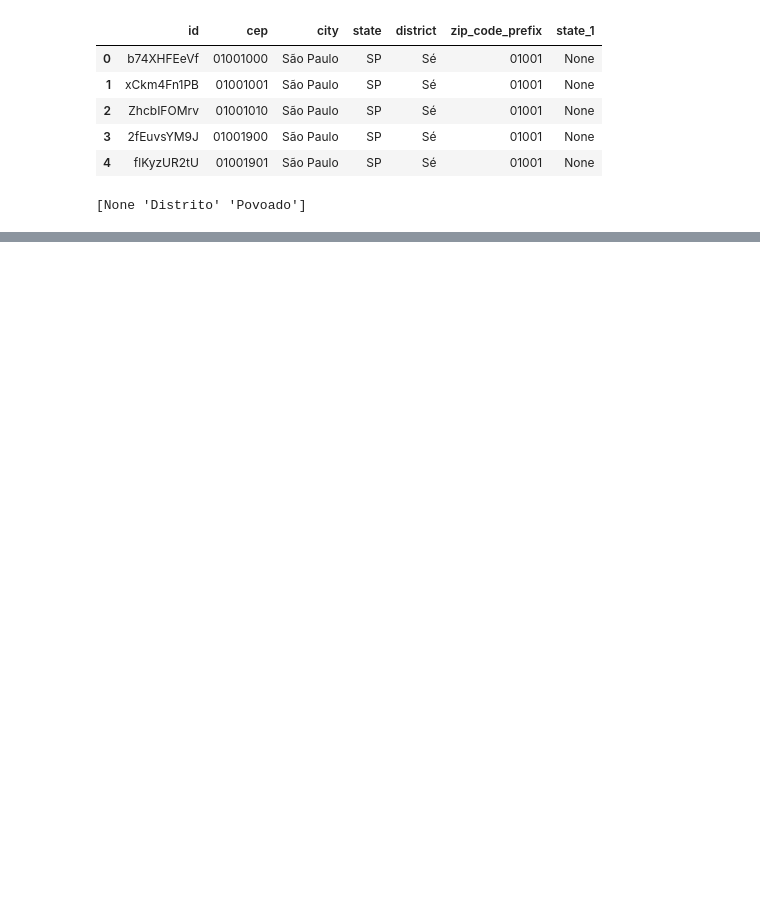
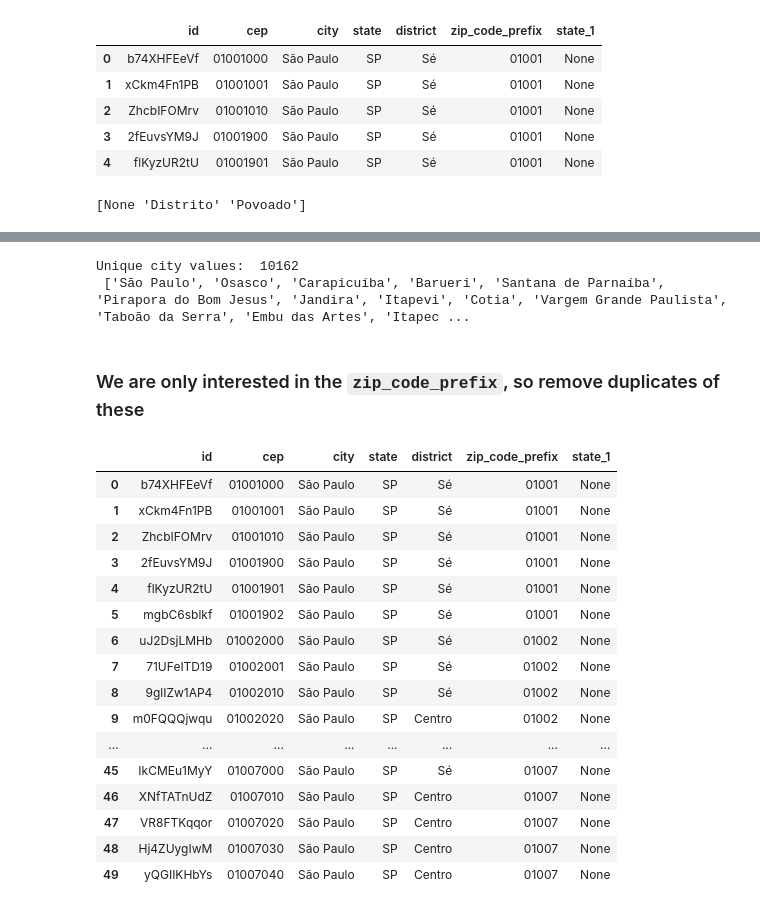
Before and after one commit to leepiau/jde03_olist, a Jupyter notebook: brazil_cep.ipynb, the cells around one changed output, grey strips where cells are left out. Cells and saved outputs as stored; diff of their text form; code cells hidden in the pictures; blank space fills up the shorter version.

```diff
--- a/brazil_cep.ipynb
+++ b/brazil_cep.ipynb
@@ -234,0 +288,31 @@ print(all_data['state_1'].unique())
+# %%
+# Inspect unique values in city (1)
+city = list(all_data['city'].unique())
+print('Unique city values: ', all_data['city'].nunique(), '\n', city)
+# %% [output]
+Unique city values:  10162
+ ['São Paulo', 'Osasco', 'Carapicuíba', 'Barueri', 'Santana de Parnaíba', 'Pirapora do Bom Jesus', 'Jandira', 'Itapevi', 'Cotia', 'Vargem Grande Paulista', 'Taboão da Serra', 'Embu das Artes', 'Itapec ...
+# %% [markdown]
+### We are only interested in the `zip_code_prefix`, so remove duplicates of these
+# %%
+subset = ['zip_code_prefix', 'city', 'state']
+loc_dupe = all_data.duplicated(subset = subset, keep = False)
+all_data[loc_dupe].sort_values(by = 'cep').head(50)
+# %% [output]
+|  | id | cep | city | state | district | zip_code_prefix | state_1 |
+| 0 | b74XHFEeVf | 01001000 | São Paulo | SP | Sé | 01001 | None |
+| 1 | xCkm4Fn1PB | 01001001 | São Paulo | SP | Sé | 01001 | None |
+| 2 | ZhcbIFOMrv | 01001010 | São Paulo | SP | Sé | 01001 | None |
+| 3 | 2fEuvsYM9J | 01001900 | São Paulo | SP | Sé | 01001 | None |
+| 4 | flKyzUR2tU | 01001901 | São Paulo | SP | Sé | 01001 | None |
+| 5 | mgbC6sblkf | 01001902 | São Paulo | SP | Sé | 01001 | None |
+| 6 | uJ2DsjLMHb | 01002000 | São Paulo | SP | Sé | 01002 | None |
+| 7 | 71UFeITD19 | 01002001 | São Paulo | SP | Sé | 01002 | None |
+| 8 | 9glIZw1AP4 | 01002010 | São Paulo | SP | Sé | 01002 | None |
+| 9 | m0FQQQjwqu | 01002020 | São Paulo | SP | Centro | 01002 | None |
+| ... | ... | ... | ... | ... | ... | ... | ... |
+| 45 | IkCMEu1MyY | 01007000 | São Paulo | SP | Sé | 01007 | None |
+| 46 | XNfTATnUdZ | 01007010 | São Paulo | SP | Centro | 01007 | None |
+| 47 | VR8FTKqqor | 01007020 | São Paulo | SP | Centro | 01007 | None |
+| 48 | Hj4ZUygIwM | 01007030 | São Paulo | SP | Centro | 01007 | None |
+| 49 | yQGIIKHbYs | 01007040 | São Paulo | SP | Centro | 01007 | None |
```
Also changed, not shown: parts of 54 cells of this notebook, 1 other file.
